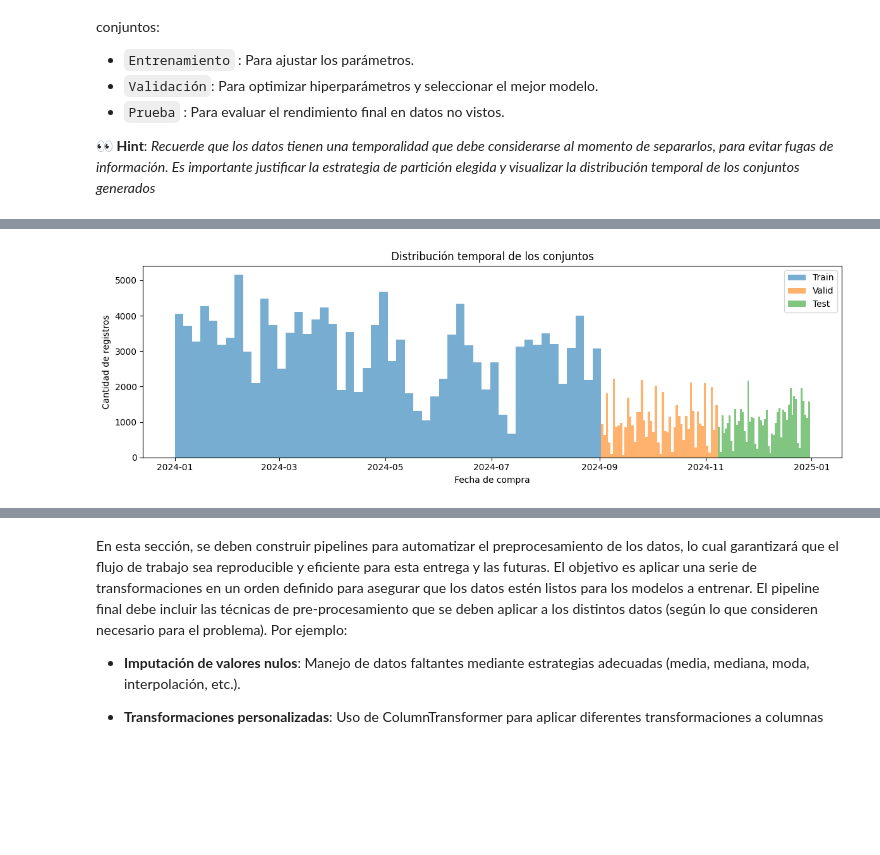
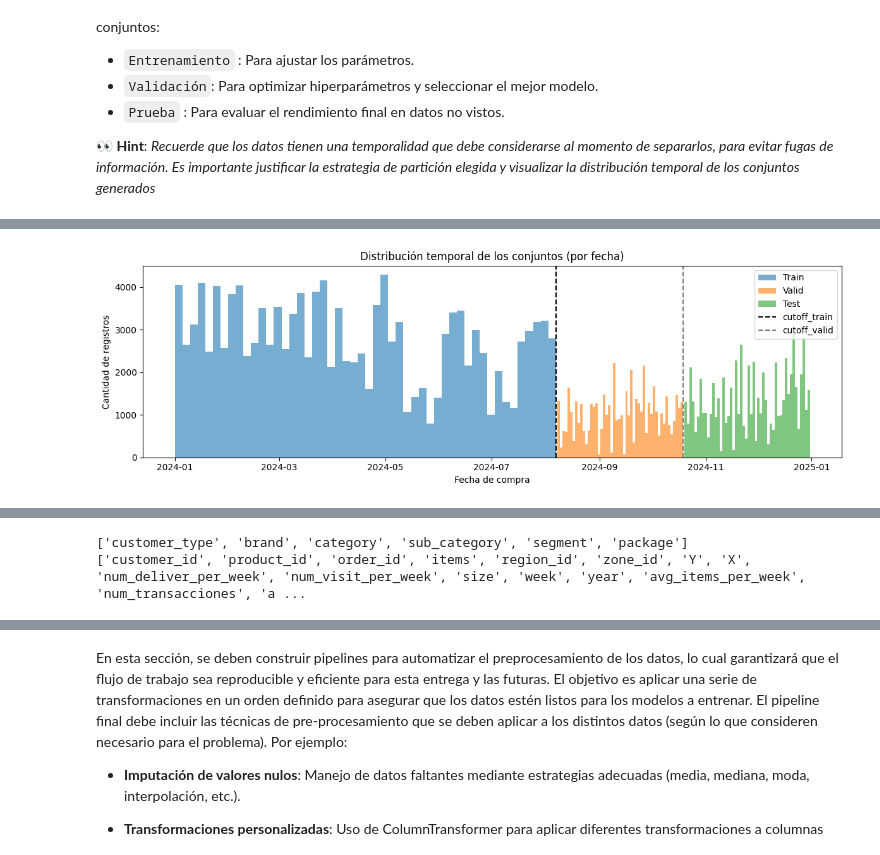
Before and after one commit to DiegoEspinozaoss/Laboratorio_Programacion_Cientifica_Proyecto, a Jupyter notebook: entrega_1/enunciado_1.ipynb, the cells around one changed output, grey strips where cells are left out. Cells and saved outputs as stored; diff of their text form; code cells hidden in the pictures; blank space fills up the shorter version.

```diff
--- a/entrega_1/enunciado_1.ipynb
+++ b/entrega_1/enunciado_1.ipynb
@@ -432,0 +464,12 @@ dtype: int64
+# %%
+# Ordenar por fecha
+df_sorted = df.sort_values(by=['product_id', 'purchase_date'])
+
+# el tiempo entre compras para cada SKU por cliente
+df_sorted['prev_date'] = df_sorted.groupby('product_id')['purchase_date'].shift(1)
+df_sorted['days_between'] = (df_sorted['purchase_date'] - df_sorted['prev_date']).dt.days
+
+# Calculo promedio de días entre compras por SKU
+recompra_promedio = df_sorted.groupby('product_id')['days_between'].mean().reset_index(name='avg_days_between_purchases')
+
+print(recompra_promedio.head())
@@ -433,3 +483,7 @@ dtype: int64
+# %%
+df = df.merge(promedio_semanal, on='customer_id', how='left')
+df = df.merge(transacciones_por_cliente, on='customer_id', how='left')
+df = df.merge(recompra_promedio, on='product_id', how='left')
 # %% [markdown]
 ## 📌 Holdout [0.25 puntos]
 
@@ -442,29 +504,37 @@ Para evaluar correctamente el modelo y garantizar su capacidad de generalizació
 # %%
-# Ordenar por fecha
-df = df.sort_values('purchase_date').reset_index(drop=True)
+from datetime import timedelta
 
-# Calcular índices
-n = len(df)
-train_end = int(n * 0.6)
-valid_end = int(n * 0.8)
+# Fechas
+min_date = df['purchase_date'].min()
+max_date = df['purchase_date'].max()
+total_days = (max_date - min_date).days
 
-# Crear splits
-df_train = df.iloc[:train_end]
-df_valid = df.iloc[train_end:valid_end]
-df_test  = df.iloc[valid_end:]
+# Cortes basados en proporción temporal, no por filas
+cutoff_train = min_date + timedelta(days=int(total_days * 0.6))  # ~Ago 5
+cutoff_valid = min_date + timedelta(days=int(total_days * 0.8))  # ~Oct 27
 
-# Verificar distribución
+# Partición por fecha
+df_train = df[df['purchase_date'] <= cutoff_train]
+df_valid = df[(df['purchase_date'] > cutoff_train) & (df['purchase_date'] <= cutoff_valid)]
+df_test  = df[df['purchase_date'] > cutoff_valid]
+
+# Visualizar
 import matplotlib.pyplot as plt
 
 plt.figure(figsize=(12, 4))
 plt.hist(df_train['purchase_date'], bins=50, label='Train', alpha=0.6)
 plt.hist(df_valid['purchase_date'], bins=50, label='Valid', alpha=0.6)
 plt.hist(df_test['purchase_date'], bins=50, label='Test', alpha=0.6)
+plt.axvline(cutoff_train, color='black', linestyle='--', label='cutoff_train')
+plt.axvline(cutoff_valid, color='gray', linestyle='--', label='cutoff_valid')
 plt.legend()
-plt.title("Distribución temporal de los conjuntos")
+plt.title("Distribución temporal de los conjuntos (por fecha)")
 plt.xlabel("Fecha de compra")
 plt.ylabel("Cantidad de registros")
 plt.tight_layout()
 plt.show()
+
+# Opcional: mostrar fechas
+cutoff_train, cutoff_valid
 # %% [output]
-[figure, old version]
+[figure, new version]
@@ -471,3 +542,12 @@ plt.show()
+# %%
+# Columnas cat y num
+categorical_cols = df.select_dtypes(include=['object', 'category']).columns.tolist()
+print(categorical_cols)
+numerical_cols = df.select_dtypes(include=['number']).columns.tolist()
+print(numerical_cols)
+# %% [output]
+['customer_type', 'brand', 'category', 'sub_category', 'segment', 'package']
+['customer_id', 'product_id', 'order_id', 'items', 'region_id', 'zone_id', 'Y', 'X', 'num_deliver_per_week', 'num_visit_per_week', 'size', 'week', 'year', 'avg_items_per_week', 'num_transacciones', 'a ...
 # %% [markdown]
 ## 📌 Feature Engineering [0.5 puntos]
 
```
Also changed, not shown: parts of 16 cells of this notebook.
